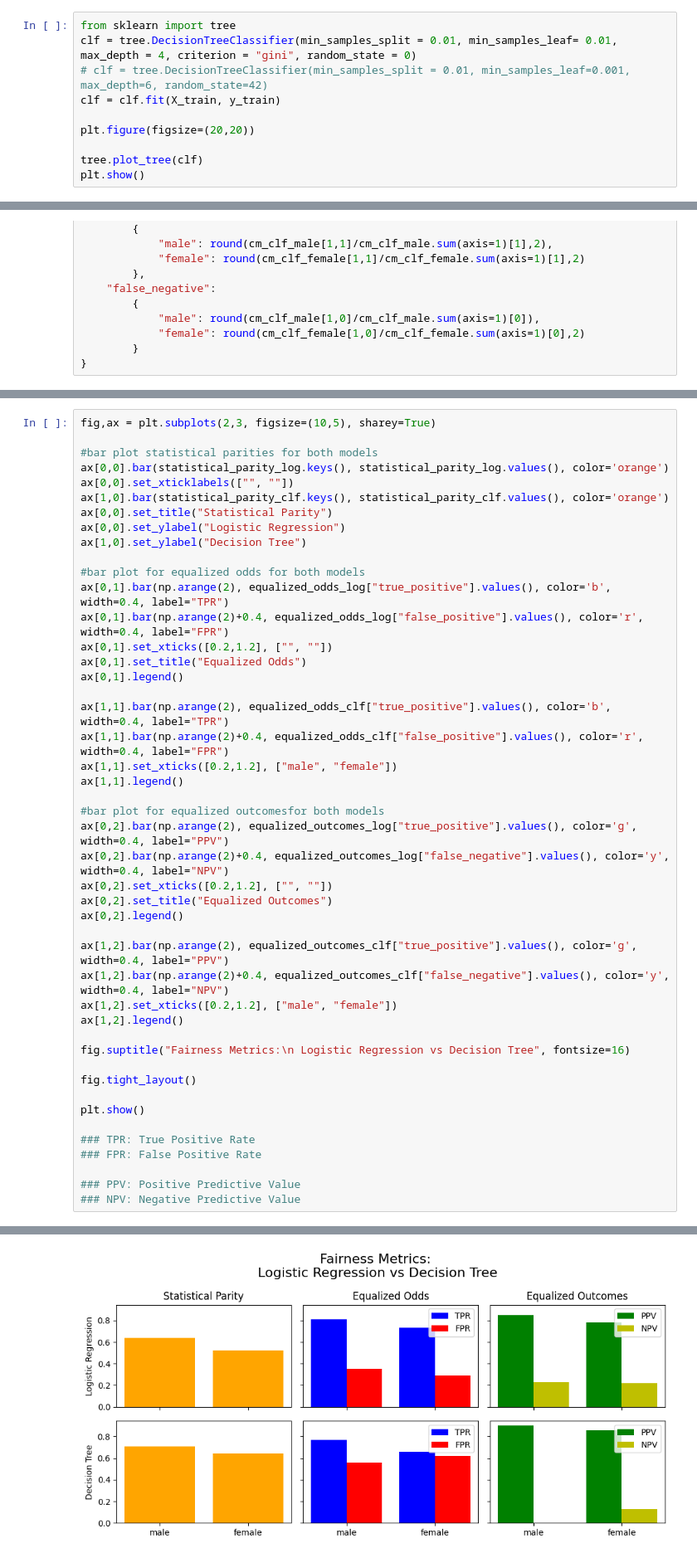
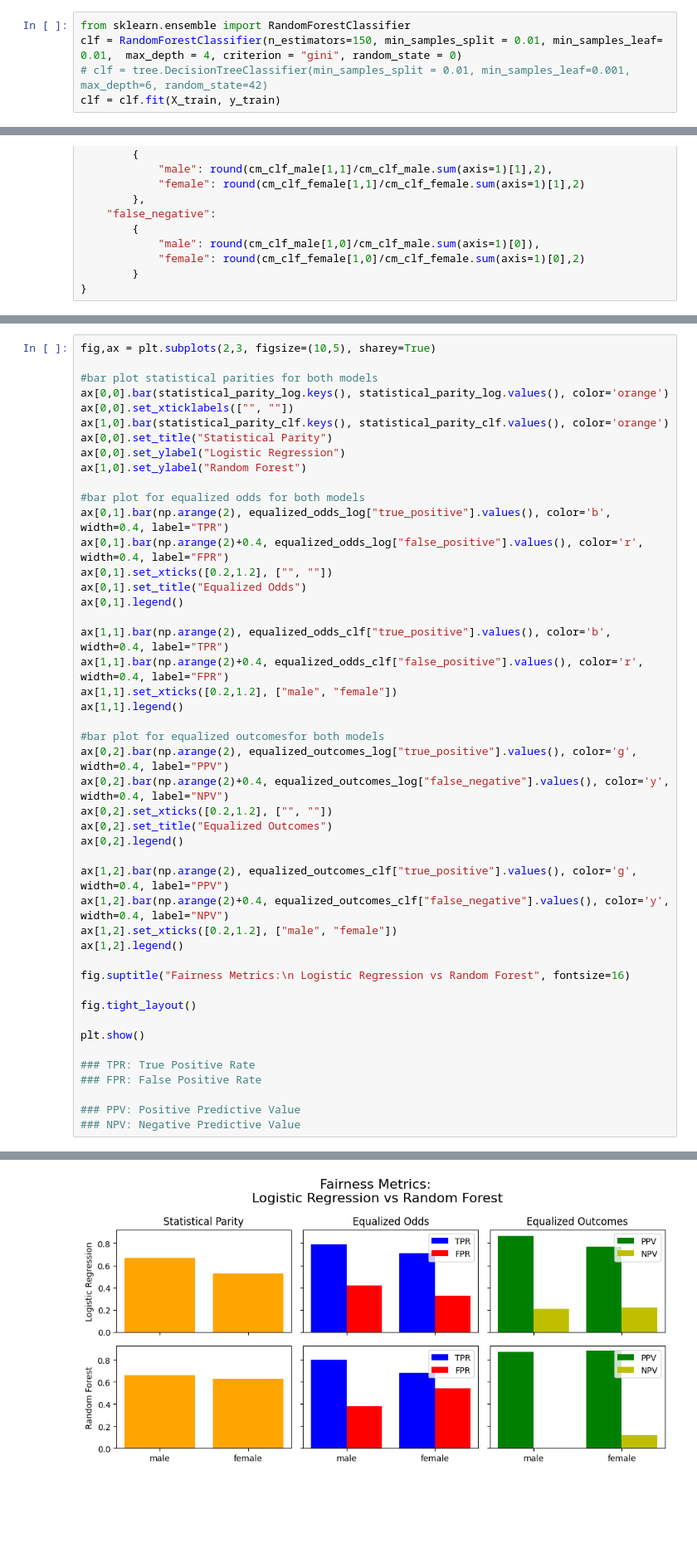
Before and after one commit to TheJarmanitor/algorithmic_fairness_2024, a Jupyter notebook: Handin_1/afae24-assignment-01-template.ipynb, the cells around one changed output, grey strips where cells are left out. Shown at 83% size. Cells and saved outputs as stored; diff of their text form; blank space fills up the shorter version.

```diff
--- a/Handin_1/afae24-assignment-01-template.ipynb
+++ b/Handin_1/afae24-assignment-01-template.ipynb
@@ -114,12 +111,7 @@ LogR.score(X_test, y_test)
 - Train a logistic regression, The age is rescaled with RobustScaler as the age it heavily right tailed skrewed. In this case we have few people with age 70,80,90 relatively to age 20,30,40...
 - Score 76.961 %
 # %%
-from sklearn import tree
-clf = tree.DecisionTreeClassifier(min_samples_split = 0.01, min_samples_leaf= 0.01,  max_depth = 4, criterion = "gini", random_state = 0)
+from sklearn.ensemble import RandomForestClassifier
+clf = RandomForestClassifier(n_estimators=150, min_samples_split = 0.01, min_samples_leaf= 0.01,  max_depth = 4, criterion = "gini", random_state = 0)
 # clf = tree.DecisionTreeClassifier(min_samples_split = 0.01, min_samples_leaf=0.001, max_depth=6, random_state=42)
 clf = clf.fit(X_train, y_train)
-
-plt.figure(figsize=(20,20))
-
-tree.plot_tree(clf)
-plt.show()
@@ -301,7 +261,7 @@ ax[0,0].set_xticklabels(["", ""])
 ax[1,0].bar(statistical_parity_clf.keys(), statistical_parity_clf.values(), color='orange')
 ax[0,0].set_title("Statistical Parity")
 ax[0,0].set_ylabel("Logistic Regression")
-ax[1,0].set_ylabel("Decision Tree")
+ax[1,0].set_ylabel("Random Forest")
 
 #bar plot for equalized odds for both models
 ax[0,1].bar(np.arange(2), equalized_odds_log["true_positive"].values(), color='b', width=0.4, label="TPR")
@@ -327,7 +287,7 @@ ax[1,2].bar(np.arange(2)+0.4, equalized_outcomes_clf["false_negative"].values(),
 ax[1,2].set_xticks([0.2,1.2], ["male", "female"])
 ax[1,2].legend()
 
-fig.suptitle("Fairness Metrics:\n Logistic Regression vs Decision Tree", fontsize=16)
+fig.suptitle("Fairness Metrics:\n Logistic Regression vs Random Forest", fontsize=16)
 
 fig.tight_layout()
 
@@ -342,4 +303,4 @@ plt.show()
-[figure, old version]
+[figure, new version]
 # %%
 from sklearn.metrics import roc_curve, auc
 
```
Also changed, not shown: parts of 32 cells of this notebook.
